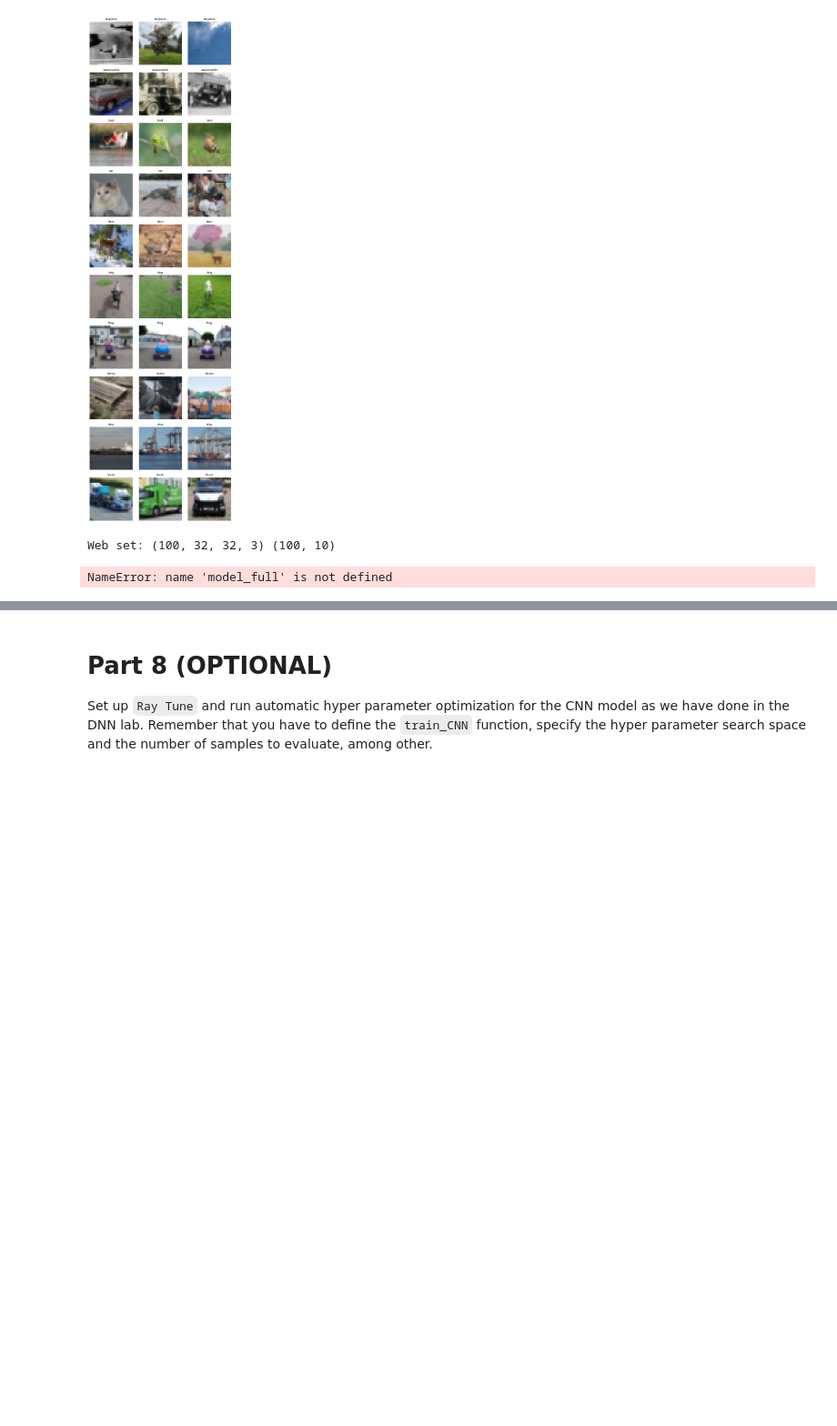
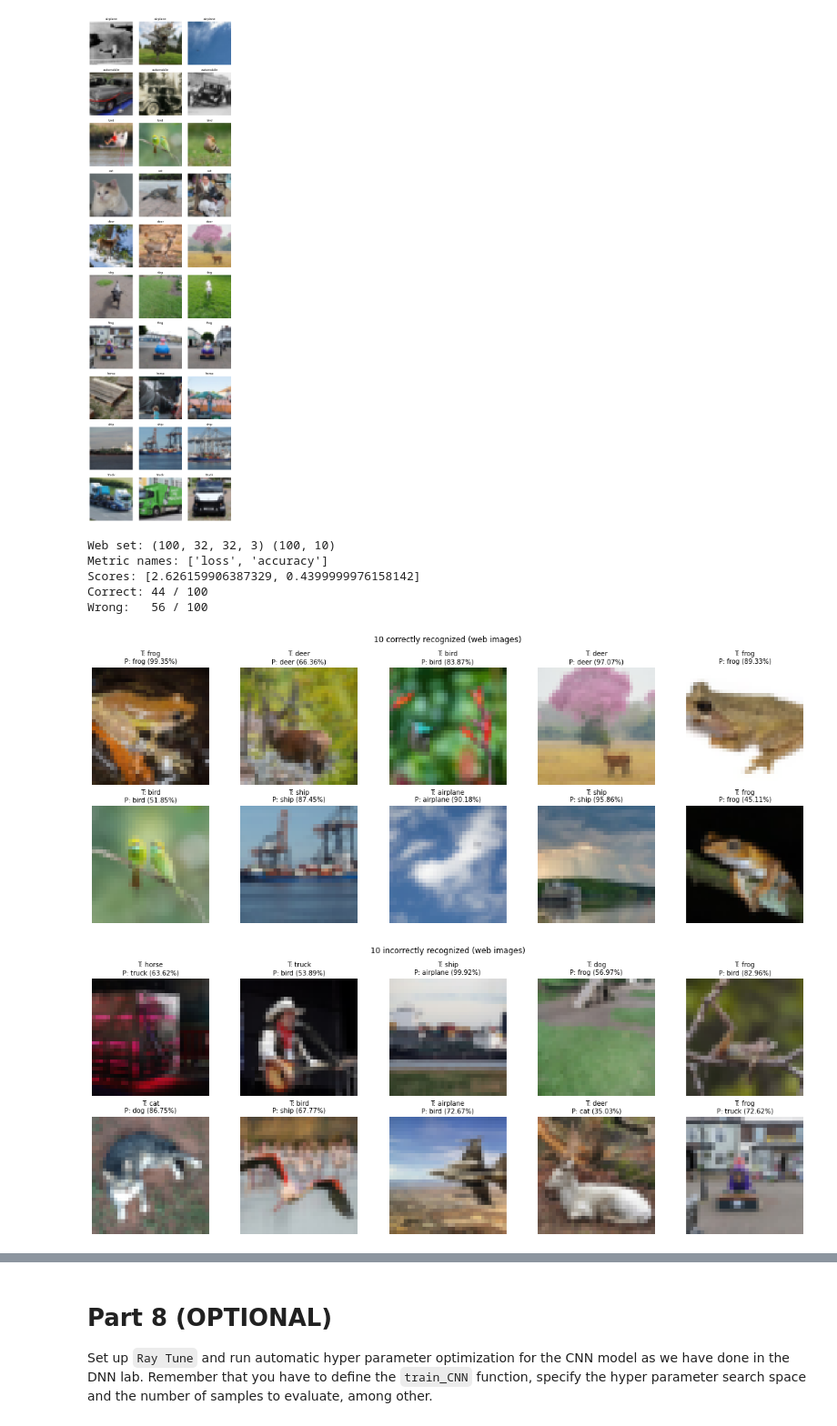
Before and after one commit to njmurov-ux/DLLabs, a Jupyter notebook: Lab 3/CNN_Lab.ipynb, the cells around one changed output, grey strips where cells are left out. Shown at 91% size. Drawn from its saved outputs; the diff is of its cells as text; code cells hidden in the pictures; blank space fills up the shorter version.

```diff
--- a/Lab 3/CNN_Lab.ipynb
+++ b/Lab 3/CNN_Lab.ipynb
@@ -1839,6 +1838,7 @@ from PIL import Image
 import matplotlib.pyplot as plt
 from keras.utils import to_categorical
 
+CLASSES = ["airplane","automobile","bird","cat","deer","dog","frog","horse","ship","truck"]
 ROOT = Path("wikimedia_cifar10_32x32")
 IMG_SIZE = (32, 32)
 
@@ -1865,7 +1865,7 @@ def preprocess_like_training(X_uint8):
     X = X / 127.5 - 1.0
     return X
 
-def show_grid(X_uint8, y_true_int, y_pred_int, idxs, title, n=10):
+def show_grid(X_uint8, y_true_int, y_pred_int, pred_conf, idxs, title, n=10):
     if len(idxs) == 0:
         print(f"No images to show for: {title}")
         return
@@ -1883,44 +1883,48 @@ def show_grid(X_uint8, y_true_int, y_pred_int, idxs, title, n=10):
         if j >= n:
             continue
         i = int(pick[j])
         ax.imshow(X_uint8[i])
-        t = class_names[int(y_true_int[i])]
-        p = class_names[int(y_pred_int[i])]
-        ax.set_title(f"T: {t}\nP: {p}", fontsize=10)
+
+        t = CLASSES[int(y_true_int[i])]
+        p = CLASSES[int(y_pred_int[i])]
+        c = float(pred_conf[i])
+
+        ax.set_title(f"T: {t}\nP: {p} ({c:.2%})", fontsize=10)
 
     fig.suptitle(title)
     plt.tight_layout()
     plt.show()
 
-# 1) Load web images + integer labels from folder names
 X_web_uint8, y_web_int = load_web_folder()
-
-# 2) Preprocess exactly like training
 X_web = preprocess_like_training(X_web_uint8)
-
-# 3) One-hot encode labels like training
 Y_web = to_categorical(y_web_int, 10)
 print("Web set:", X_web.shape, Y_web.shape)
-
-# 4) Evaluate with the same batch_size you used before
 score = model_full.evaluate(X_web, Y_web, batch_size=batch_size, verbose=0)
 print("Metric names:", model_full.metrics_names)
 print("Scores:", score)
 
-# 5) Predict + build correct/incorrect sets
 probs = model_full.predict(X_web, batch_size=batch_size, verbose=0)
 y_pred_int = np.argmax(probs, axis=1)
 y_true_int = np.argmax(Y_web, axis=1)
+pred_conf = probs[np.arange(len(probs)), y_pred_int]
 
 correct = np.where(y_pred_int == y_true_int)[0]
 wrong   = np.where(y_pred_int != y_true_int)[0]
 
 print(f"Correct: {len(correct)} / {len(y_true_int)}")
 print(f"Wrong:   {len(wrong)} / {len(y_true_int)}")
 
 # 6) Display grids
-show_grid(X_web_uint8, y_true_int, y_pred_int, correct, "10 correctly recognized (web images)", n=10)
-show_grid(X_web_uint8, y_true_int, y_pred_int, wrong,   "10 incorrectly recognized (web images)", n=10)
+show_grid(X_web_uint8, y_true_int, y_pred_int, pred_conf, correct,
+          "10 correctly recognized (web images)", n=10)
+
+show_grid(X_web_uint8, y_true_int, y_pred_int, pred_conf, wrong,
+          "10 incorrectly recognized (web images)", n=10)
 # %% [output]
 Web set: (100, 32, 32, 3) (100, 10)
+Metric names: ['loss', 'accuracy']
+Scores: [2.626159906387329, 0.4399999976158142]
+Correct: 44 / 100
+Wrong:   56 / 100
-NameError: name 'model_full' is not defined
+[figure, added]
+[figure, added]
```
Also changed, not shown: parts of 11 cells of this notebook.
